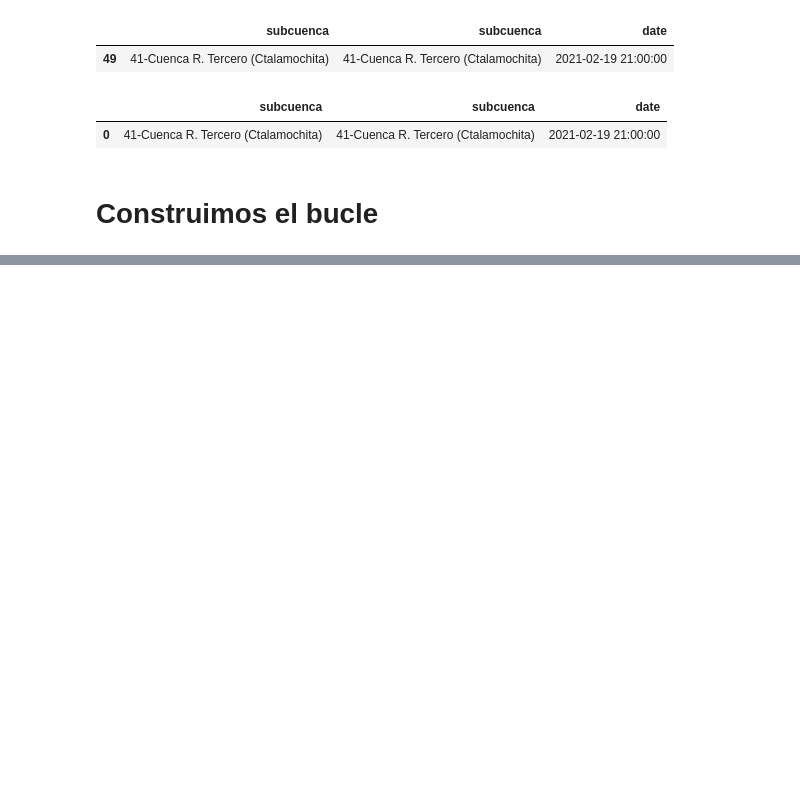
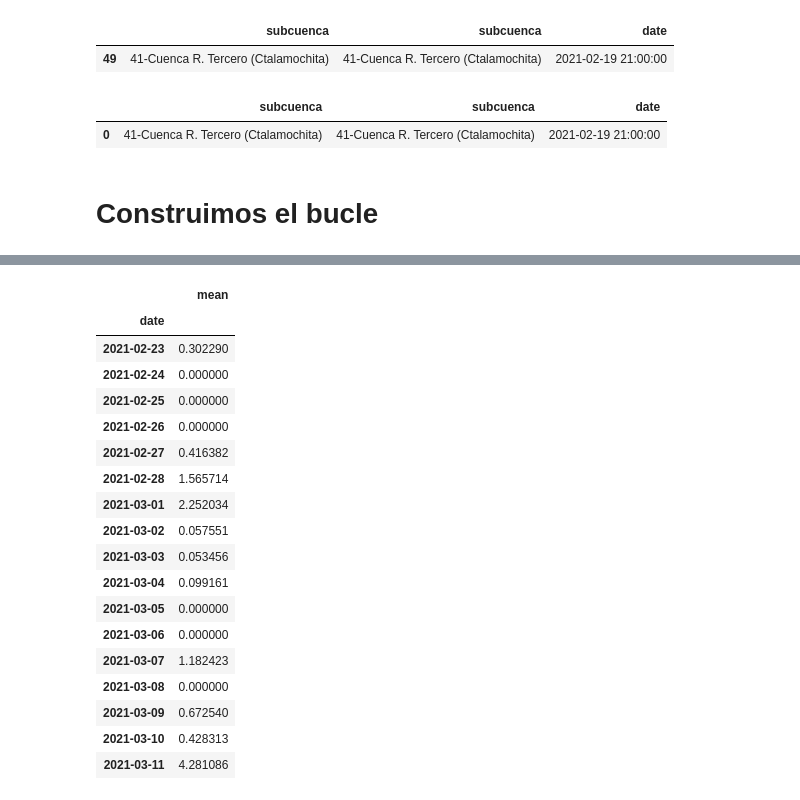
Before and after one commit to OHMC/gfsRaster, a Jupyter notebook: notebooks/Cuencas GFS.ipynb, the cells around one changed output, grey strips where cells are left out. Cells and saved outputs as stored; diff of their text form; code cells hidden in the pictures; blank space fills up the shorter version.

```diff
--- a/notebooks/Cuencas GFS.ipynb
+++ b/notebooks/Cuencas GFS.ipynb
@@ -123,0 +144,2 @@ AttributeError: 'RangeIndex' object has no attribute 'to_period'
+# %%
+gfs = gfs[["mean", "date"]]
@@ -124,2 +152,2 @@ AttributeError: 'RangeIndex' object has no attribute 'to_period'
 # %%
-rioii.date = pd.to_datetime(rioii.date)
+gfs["date"] = pd.to_datetime(gfs['date'])
@@ -147,0 +160,2 @@ data
+# %%
+gfs.set_index('date')
@@ -147,0 +177,24 @@ data
+# %%
+dialy = gfs.resample('D', on='date').sum()
+# %%
+dialy
+# %% [output]
+|  | mean |
+| date |  |
+| 2021-02-23 | 0.302290 |
+| 2021-02-24 | 0.000000 |
+| 2021-02-25 | 0.000000 |
+| 2021-02-26 | 0.000000 |
+| 2021-02-27 | 0.416382 |
+| 2021-02-28 | 1.565714 |
+| 2021-03-01 | 2.252034 |
+| 2021-03-02 | 0.057551 |
+| 2021-03-03 | 0.053456 |
+| 2021-03-04 | 0.099161 |
+| 2021-03-05 | 0.000000 |
+| 2021-03-06 | 0.000000 |
+| 2021-03-07 | 1.182423 |
+| 2021-03-08 | 0.000000 |
+| 2021-03-09 | 0.672540 |
+| 2021-03-10 | 0.428313 |
+| 2021-03-11 | 4.281086 |
```
Also changed, not shown: parts of 30 cells of this notebook, 3 other files.
